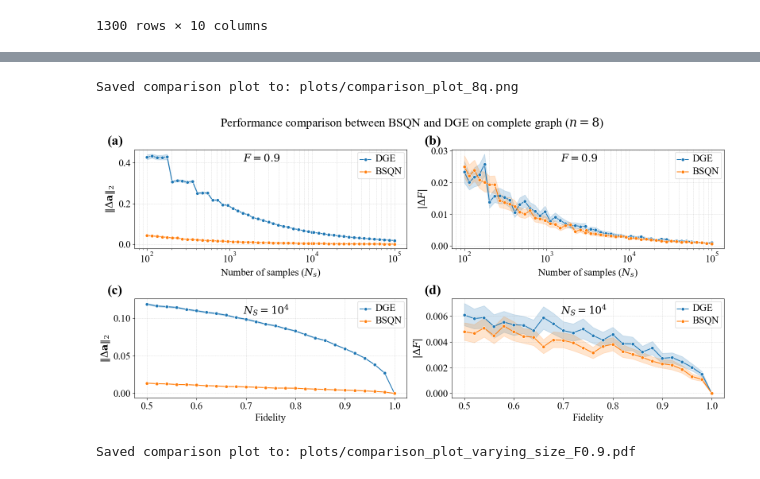
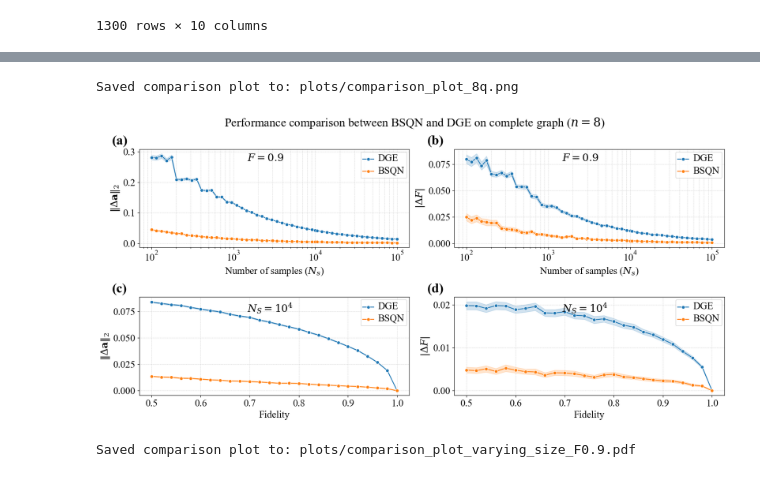
Before and after one commit to Naphann/bell-sampling-for-quantum-network, a Jupyter notebook: plotting.ipynb, the cells around one changed output, grey strips where cells are left out. Cells and saved outputs as stored; diff of their text form; code cells hidden in the pictures.

Commit message:
generation notebook and plotting

```diff
--- a/plotting.ipynb
+++ b/plotting.ipynb
@@ -359,36 +282,37 @@ def plot_comparison_results(
         ax.grid(True, which='both', linestyle='--', linewidth=0.5, alpha=0.6)
 
         # Customize legend
         legend = ax.get_legend()
         if legend:
             legend.set_title(None) # This line removes the legend title
             plt.setp(legend.get_texts(), fontsize=legend_fontsize)
 
     plt.tight_layout(pad=1)
 
     # Ensure plots directory exists
     os.makedirs("plots", exist_ok=True)
     plot_filename = os.path.join("plots", f"comparison_plot_{num_qubits}q.pdf")
     plot_filename = os.path.join("plots", f"comparison_plot_{num_qubits}q.png")
     plt.savefig(plot_filename, dpi=300)
     print(f"\nSaved comparison plot to: {plot_filename}")
 
 # tomo_df = load_data_for_plotting('tomo_data', 'tomo')
 # bell_diag_df = load_data_for_plotting('bell_diag_data', 'bell_diag')
 # plot_comparison_results(tomo_df, bell_diag_df, 8, 0.9, 10_000, legend_mapping={
 #     'tomo': 'DGE',
 #     'bell_diag': 'BSQN',
 # })
 
-tomo_df = load_data_for_plotting('more_tomo_data', 'tomo')
-bell_diag_df = load_data_for_plotting('more_bell_diag_data', 'bell_diag')
+tomo_df = load_data_for_plotting('data/new_dge', 'tomo')
+# tomo_df = load_data_for_plotting('data/dge_group_non_overlapped', 'tomo')
+bell_diag_df = load_data_for_plotting('numerical_data/more_bell_diag_data', 'bell_diag')
 plot_comparison_results(tomo_df, bell_diag_df, 8, 0.9, 10_000, legend_mapping={
     'tomo': 'DGE',
     'bell_diag': 'BSQN',
 })
 # %% [output]
 Saved comparison plot to: plots/comparison_plot_8q.png
-[figure, old version]
+[figure, new version]
 # %%
 def load_all_fidelity_data(output_dir: str):
     """
```
Also changed, not shown: parts of 1 cell of this notebook, 1 other file.
